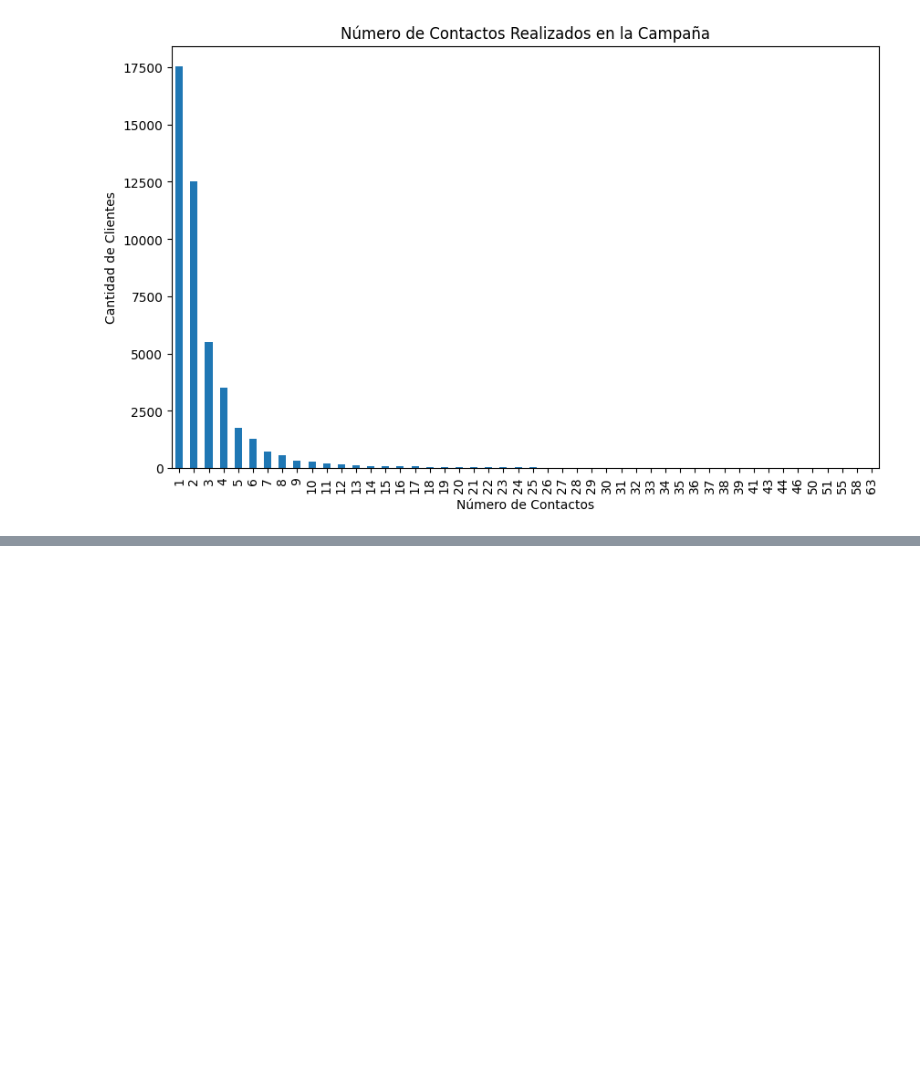
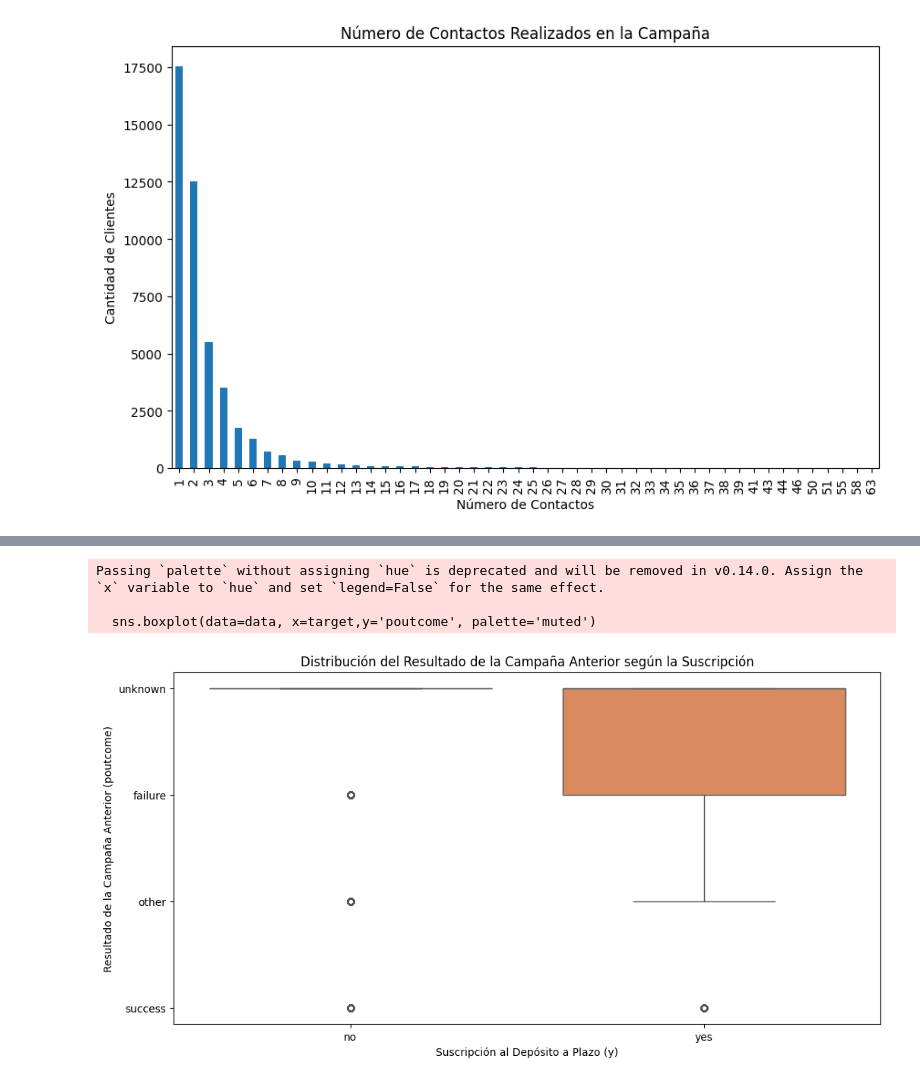
Before and after one commit to juanriosg12/proyecto2-data-trio, a Jupyter notebook: Tarea 3 - Exploracion_datos.ipynb, the cells around one changed output, grey strips where cells are left out. Saved outputs shown, nothing was run; the diff lists cells and outputs as text; code cells hidden in the pictures; blank space fills up the shorter version.

```diff
--- a/Tarea 3 - Exploracion_datos.ipynb
+++ b/Tarea 3 - Exploracion_datos.ipynb
@@ -212,0 +225,12 @@ plt.show()
+# %%
+plt.figure(figsize=(12, 6))
+sns.boxplot(data=data, x=target,y='poutcome', palette='muted')
+plt.title('Distribución del Resultado de la Campaña Anterior según la Suscripción')
+plt.xlabel('Suscripción al Depósito a Plazo (y)')
+plt.ylabel('Resultado de la Campaña Anterior (poutcome)')
+plt.show()
+# %% [output]
+Passing `palette` without assigning `hue` is deprecated and will be removed in v0.14.0. Assign the `x` variable to `hue` and set `legend=False` for the same effect.
+
+  sns.boxplot(data=data, x=target,y='poutcome', palette='muted')
+[figure, added]
```
Also changed, not shown: parts of 1 cell of this notebook.
